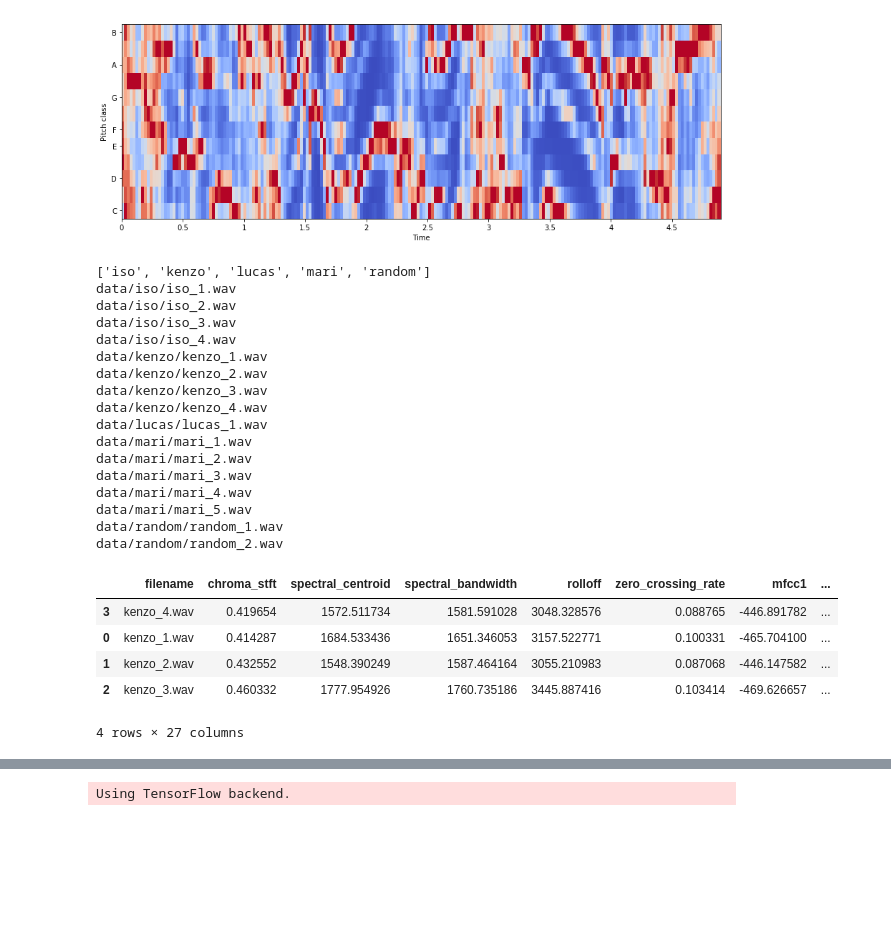
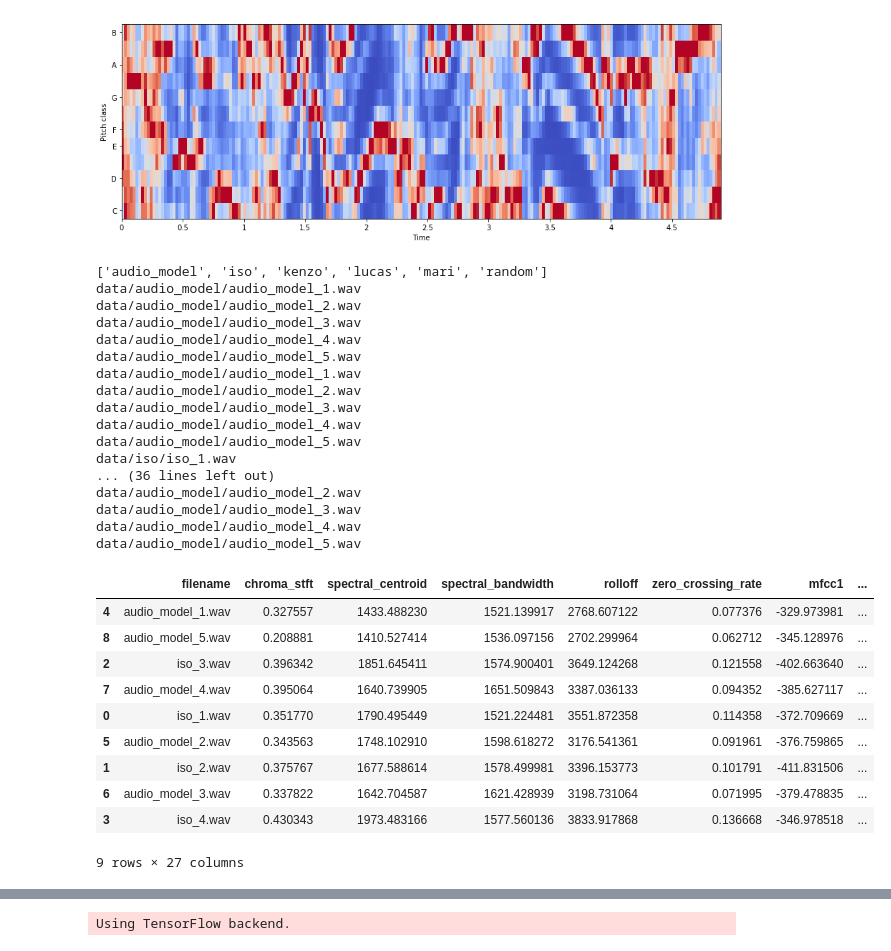
Before and after one commit to KenzoIkeizume/audio-recognizer, a Jupyter notebook: audio-recognizer.ipynb, the cells around one changed output, grey strips where cells are left out. Saved outputs shown, nothing was run; the diff lists cells and outputs as text; code cells hidden in the pictures; blank space fills up the shorter version.

```diff
--- a/audio-recognizer.ipynb
+++ b/audio-recognizer.ipynb
@@ -174,6 +174,7 @@ for person in classes:
         writer = csv.writer(file)
         writer.writerow(header)
 
+    # dados do usuario
     for filename in os.listdir(f'data/{person}'):
         songname = f'data/{person}/{filename}'
         print(songname)
@@ -193,41 +194,67 @@ for person in classes:
         with file:
             writer = csv.writer(file)
             writer.writerow(to_append.split())
+
+    # adiciona dados de treino aleatorios para treinar o modelo
+    for filename in os.listdir('data/audio_model'):
+        songname = f'data/audio_model/{filename}'
+        print(songname)
+        y, sr = librosa.load(songname, mono=True, duration=30)
+        chroma_stft = librosa.feature.chroma_stft(y=y, sr=sr)
+        spec_cent = librosa.feature.spectral_centroid(y=y, sr=sr)
+        spec_bw = librosa.feature.spectral_bandwidth(y=y, sr=sr)
+        rolloff = librosa.feature.spectral_rolloff(y=y, sr=sr)
+        zcr = librosa.feature.zero_crossing_rate(y)
+        mfcc = librosa.feature.mfcc(y=y, sr=sr)
+        # {np.mean(rmse)}
+        to_append = f'{filename} {np.mean(chroma_stft)} {np.mean(spec_cent)} {np.mean(spec_bw)} {np.mean(rolloff)} {np.mean(zcr)}'
+        for e in mfcc:
+            to_append += f' {np.mean(e)}'
+        to_append += f' {person}'
+        file = open(data_file, 'a', newline='')
+        with file:
+            writer = csv.writer(file)
+            writer.writerow(to_append.split())
 # %% [output]
-['iso', 'kenzo', 'lucas', 'mari', 'random']
+['audio_model', 'iso', 'kenzo', 'lucas', 'mari', 'random']
+data/audio_model/audio_model_1.wav
+data/audio_model/audio_model_2.wav
+data/audio_model/audio_model_3.wav
+data/audio_model/audio_model_4.wav
+data/audio_model/audio_model_5.wav
+data/audio_model/audio_model_1.wav
+data/audio_model/audio_model_2.wav
+data/audio_model/audio_model_3.wav
+data/audio_model/audio_model_4.wav
+data/audio_model/audio_model_5.wav
 data/iso/iso_1.wav
-data/iso/iso_2.wav
-data/iso/iso_3.wav
-data/iso/iso_4.wav
-data/kenzo/kenzo_1.wav
-data/kenzo/kenzo_2.wav
-data/kenzo/kenzo_3.wav
-data/kenzo/kenzo_4.wav
-data/lucas/lucas_1.wav
-data/mari/mari_1.wav
-data/mari/mari_2.wav
-data/mari/mari_3.wav
-data/mari/mari_4.wav
-data/mari/mari_5.wav
-data/random/random_1.wav
-data/random/random_2.wav
+... (36 lines left out)
+data/audio_model/audio_model_2.wav
+data/audio_model/audio_model_3.wav
+data/audio_model/audio_model_4.wav
+data/audio_model/audio_model_5.wav
 # %%
 datas = []
 
 for person in classes:
     data_file=f'csv/data_{person}.csv'
     data=pd.read_csv(data_file)
     data=data.reindex(np.random.permutation(data.index))
     datas.append(data)
 
-datas[1].head()
+datas[1].head(30)
 # %% [output]
 |  | filename | chroma_stft | spectral_centroid | spectral_bandwidth | rolloff | zero_crossing_rate | mfcc1 | ... |
-| 3 | kenzo_4.wav | 0.419654 | 1572.511734 | 1581.591028 | 3048.328576 | 0.088765 | -446.891782 | ... |
-| 0 | kenzo_1.wav | 0.414287 | 1684.533436 | 1651.346053 | 3157.522771 | 0.100331 | -465.704100 | ... |
-| 1 | kenzo_2.wav | 0.432552 | 1548.390249 | 1587.464164 | 3055.210983 | 0.087068 | -446.147582 | ... |
-| 2 | kenzo_3.wav | 0.460332 | 1777.954926 | 1760.735186 | 3445.887416 | 0.103414 | -469.626657 | ... |
+| 4 | audio_model_1.wav | 0.327557 | 1433.488230 | 1521.139917 | 2768.607122 | 0.077376 | -329.973981 | ... |
+| 8 | audio_model_5.wav | 0.208881 | 1410.527414 | 1536.097156 | 2702.299964 | 0.062712 | -345.128976 | ... |
+| 2 | iso_3.wav | 0.396342 | 1851.645411 | 1574.900401 | 3649.124268 | 0.121558 | -402.663640 | ... |
+| 7 | audio_model_4.wav | 0.395064 | 1640.739905 | 1651.509843 | 3387.036133 | 0.094352 | -385.627117 | ... |
+| 0 | iso_1.wav | 0.351770 | 1790.495449 | 1521.224481 | 3551.872358 | 0.114358 | -372.709669 | ... |
+| 5 | audio_model_2.wav | 0.343563 | 1748.102910 | 1598.618272 | 3176.541361 | 0.091961 | -376.759865 | ... |
+| 1 | iso_2.wav | 0.375767 | 1677.588614 | 1578.499981 | 3396.153773 | 0.101791 | -411.831506 | ... |
+| 6 | audio_model_3.wav | 0.337822 | 1642.704587 | 1621.428939 | 3198.731064 | 0.071995 | -379.478835 | ... |
+| 3 | iso_4.wav | 0.430343 | 1973.483166 | 1577.560136 | 3833.917868 | 0.136668 | -346.978518 | ... |
-4 rows × 27 columns
+9 rows × 27 columns
 # %%
 from sklearn.preprocessing import LabelEncoder, StandardScaler
 from sklearn.model_selection import train_test_split
```
Also changed, not shown: parts of 5 cells of this notebook.
